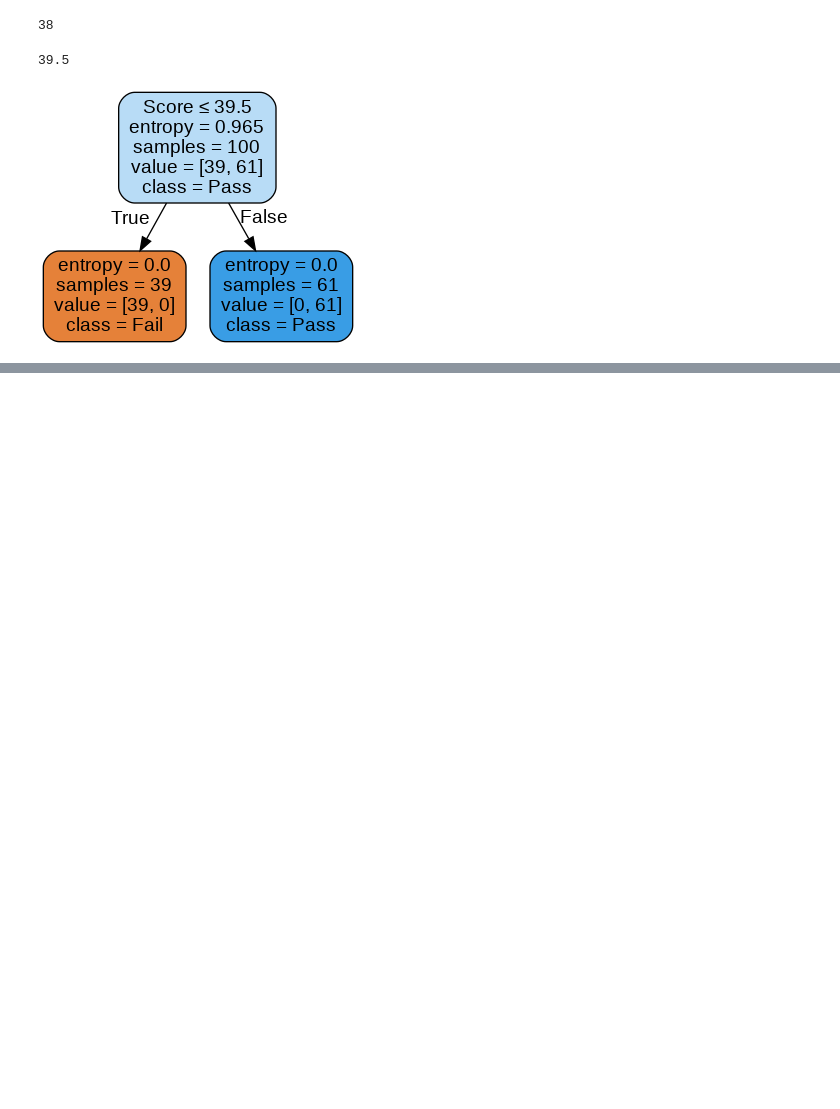
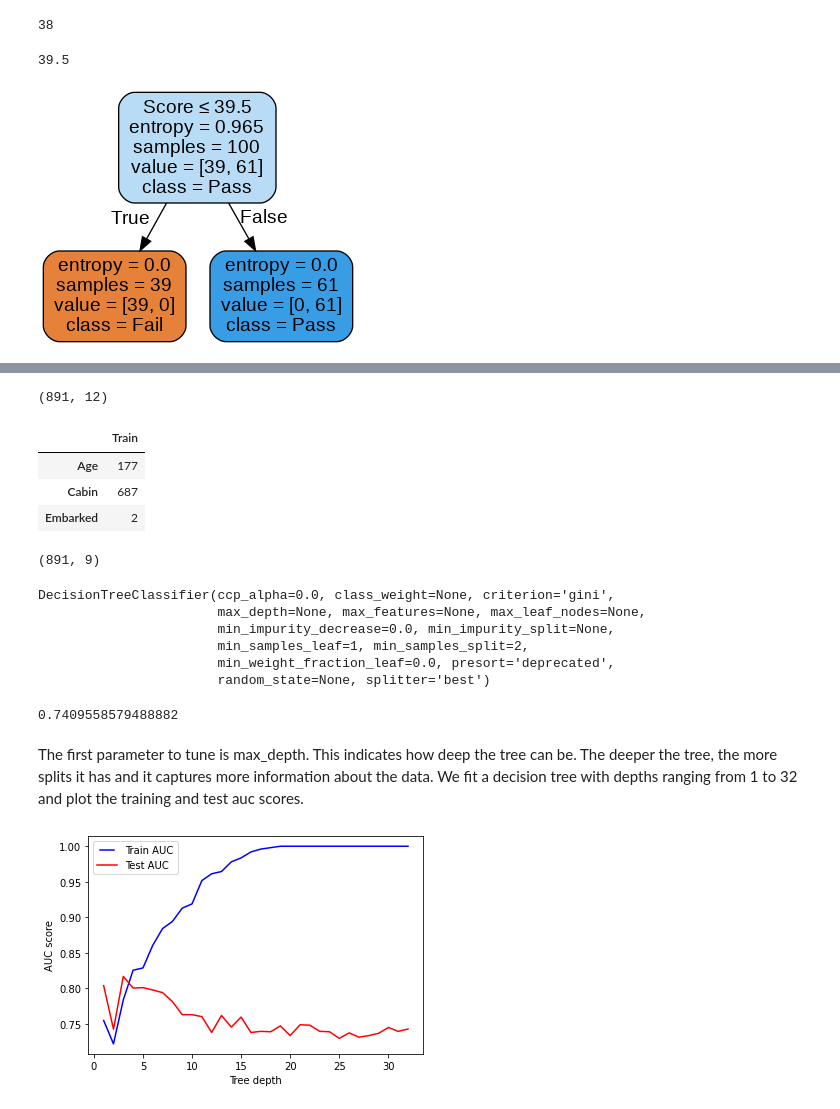
Before and after one commit to chandraSekar123/ML_Deployment_Django, a Jupyter notebook: Decision_Tree.ipynb, the cells around one changed output, grey strips where cells are left out. Cells and saved outputs as stored; diff of their text form; code cells hidden in the pictures; blank space fills up the shorter version.

```diff
--- a/Decision_Tree.ipynb
+++ b/Decision_Tree.ipynb
@@ -215,0 +249,22 @@ plot_decision_tree(clf, X_train.columns,["Fail", "Pass"])
+# %%
+train = pd.read_csv("/content/titanic_train.csv")
+print(train.shape)
+# %% [output]
+(891, 12)
+# %%
+#Checking for missing data
+NAs = pd.concat([train.isnull().sum()], axis=1, keys=["Train"])
+NAs[NAs.sum(axis=1) > 0]
+# %% [output]
+|  | Train |
+| Age | 177 |
+| Cabin | 687 |
+| Embarked | 2 |
+# %%
+# At this point we will drop the Cabin feature since it is missing a lot of the data
+train.pop("Cabin")
+train.pop("Name")
+train.pop("Ticket")
+train.shape
+# %% [output]
+(891, 9)
@@ -215,0 +287,51 @@ plot_decision_tree(clf, X_train.columns,["Fail", "Pass"])
+# %%
+from sklearn.model_selection import train_test_split
+x_train, x_test, y_train, y_test = train_test_split(train, labels, test_size=0.25)
+# %%
+from sklearn.tree import DecisionTreeClassifier
+dt = DecisionTreeClassifier()
+dt.fit(x_train, y_train)
+# %% [output]
+DecisionTreeClassifier(ccp_alpha=0.0, class_weight=None, criterion='gini',
+                       max_depth=None, max_features=None, max_leaf_nodes=None,
+                       min_impurity_decrease=0.0, min_impurity_split=None,
+                       min_samples_leaf=1, min_samples_split=2,
+                       min_weight_fraction_leaf=0.0, presort='deprecated',
+                       random_state=None, splitter='best')
+# %%
+y_pred = dt.predict(x_test)
+# %%
+from sklearn.metrics import roc_curve, auc
+false_positive_rate, true_positive_rate, thresholds = roc_curve(y_test, y_pred)
+roc_auc = auc(false_positive_rate, true_positive_rate)
+roc_auc
+# %% [output]
+0.7409558579488882
+# %% [markdown]
+The first parameter to tune is max_depth. This indicates how deep the tree can be. The deeper the tree, the more splits it has and it captures more information about the data. We fit a decision tree with depths ranging from 1 to 32 and plot the training and test auc scores.
+# %%
+max_depths = np.linspace(1, 32, 32, endpoint=True)
+train_results = []
+test_results = []
+for max_depth in max_depths:
+   dt = DecisionTreeClassifier(max_depth=max_depth)
+   dt.fit(x_train, y_train)
+   train_pred = dt.predict(x_train)
+   false_positive_rate, true_positive_rate, thresholds = roc_curve(y_train, train_pred)
+   roc_auc = auc(false_positive_rate, true_positive_rate)
+   # Add auc score to previous train results
+   train_results.append(roc_auc)
+   y_pred = dt.predict(x_test)
+   false_positive_rate, true_positive_rate, thresholds = roc_curve(y_test, y_pred)
+   roc_auc = auc(false_positive_rate, true_positive_rate)
+   # Add auc score to previous test results
+   test_results.append(roc_auc)
+from matplotlib.legend_handler import HandlerLine2D
+line1,= plt.plot(max_depths, train_results, 'b', label="Train AUC")
+line2, = plt.plot(max_depths, test_results, 'r', label="Test AUC")
+plt.legend(handler_map={line1: HandlerLine2D(numpoints=2)})
+plt.ylabel('AUC score')
+plt.xlabel('Tree depth')
+plt.show()
+# %% [output]
+[figure, added]
```
Also changed, not shown: parts of 10 cells of this notebook.
